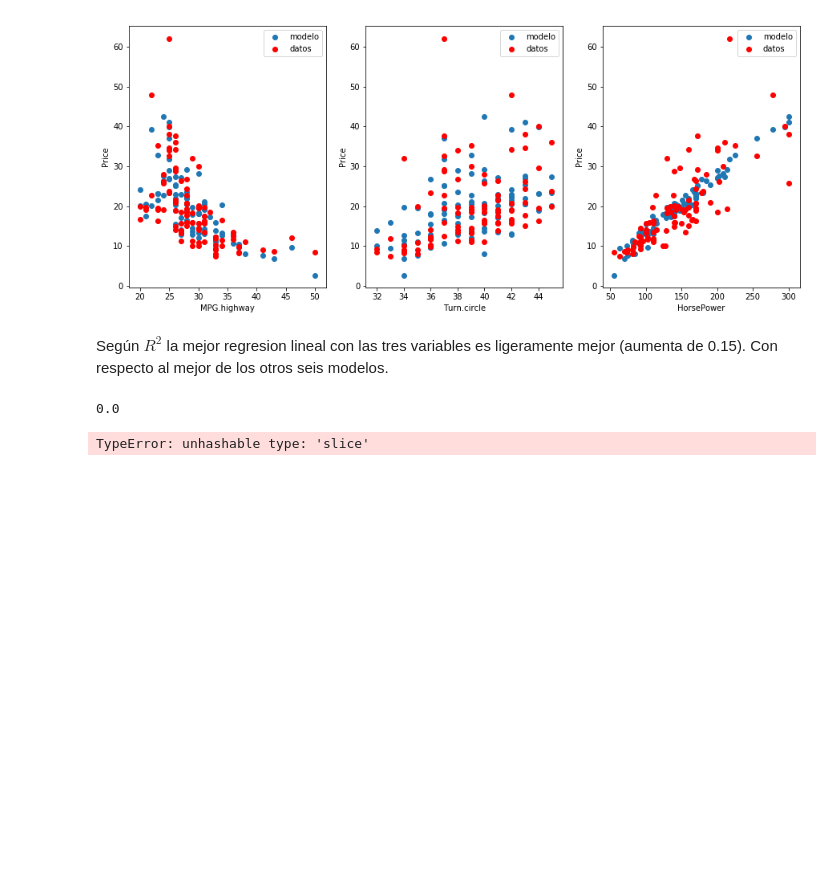
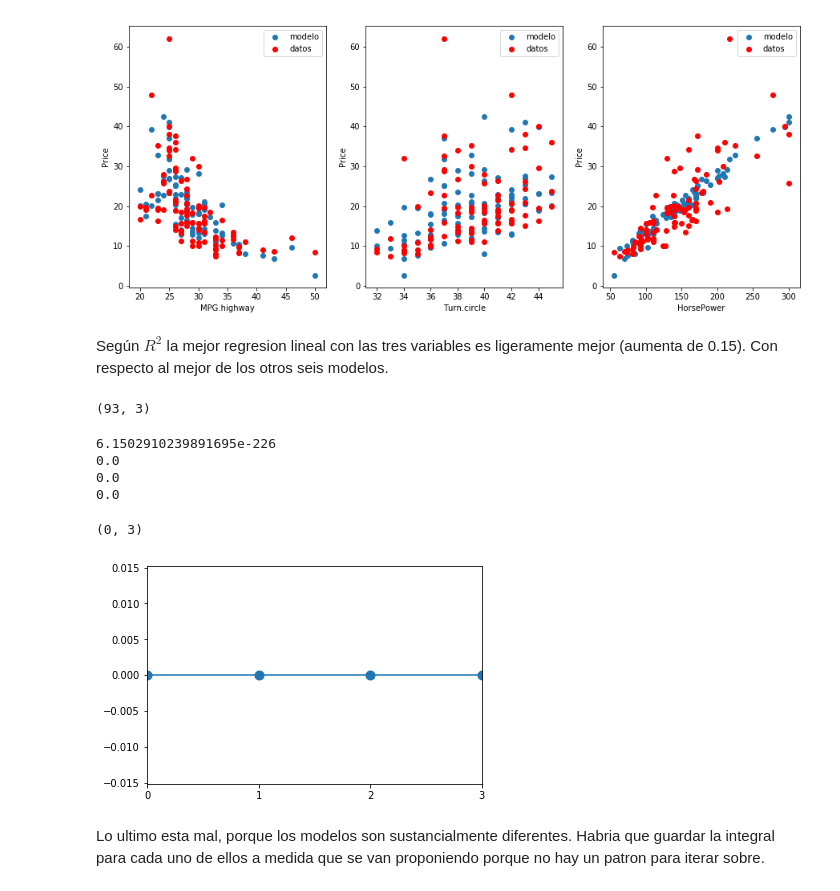
Before and after one commit to YvanDavidHerChar/MetodosComputacionalesAvanzados, a Jupyter notebook: RecetasYvanescas/Semana7-1.ipynb, the cells around one changed output. Saved outputs shown, nothing was run; the diff lists cells and outputs as text; code cells hidden in the pictures; blank space fills up the shorter version.

```diff
--- a/RecetasYvanescas/Semana7-1.ipynb
+++ b/RecetasYvanescas/Semana7-1.ipynb
@@ -166,12 +179,17 @@ _ = plt.ylabel('Price')
 [figure]
 # %% [markdown]
 Según $R^2$ la mejor regresion lineal con las tres variables es ligeramente mejor (aumenta de 0.15). Con respecto al mejor de los otros seis modelos.
+# %%
+np.shape(Super_X)
+# %% [output]
+(93, 3)
 # %%
 def model(x, c):
     n_dim = len(c)
     y = np.zeros(len(x))
-    for i in range(n_dim):
-        y += c[i] * (x[:,i])
+    y = c[0]
+    for i in range(n_dim-1):
+        y += c[i+1] * (x[:,i])
     return y
 
 def loglike(x_obs, y_obs, y_sigma_obs, params):
@@ -191,11 +209,24 @@ def evidence(x_obs, y_obs, y_sigma_obs, n_dim=1, N = 10000):
     return np.mean(e)
 
 n_dims = 4
+nuevosX = np.array(Super_X)
 y_sigma_obs = np.std(Y)
 e = np.zeros(n_dims)
-for i in range(n_dims-1):
-    e[i] = evidence(Super_X, Y, y_sigma_obs, n_dim=i)
+for i in range(n_dims):
+    e[i] = evidence(nuevosX, Y, y_sigma_obs, n_dim=i+1)
     print(e[i])
 # %% [output]
+6.1502910239891695e-226
 0.0
+0.0
+0.0
-TypeError: unhashable type: 'slice'
+# %%
+plt.scatter(range(n_dims),(e), linewidth=4)
+plt.plot(range(n_dims),(e))
+_ = plt.xticks(np.linspace(0,20,21))
+plt.xlim([0,3])
+# %% [output]
+(0, 3)
+[figure, added]
+# %% [markdown]
+Lo ultimo esta mal, porque los modelos son sustancialmente diferentes. Habria que guardar la integral para cada uno de ellos a medida que se van proponiendo porque no hay un patron para iterar sobre.
```
Also changed, not shown: parts of 5 cells of this notebook, 1 other file.
